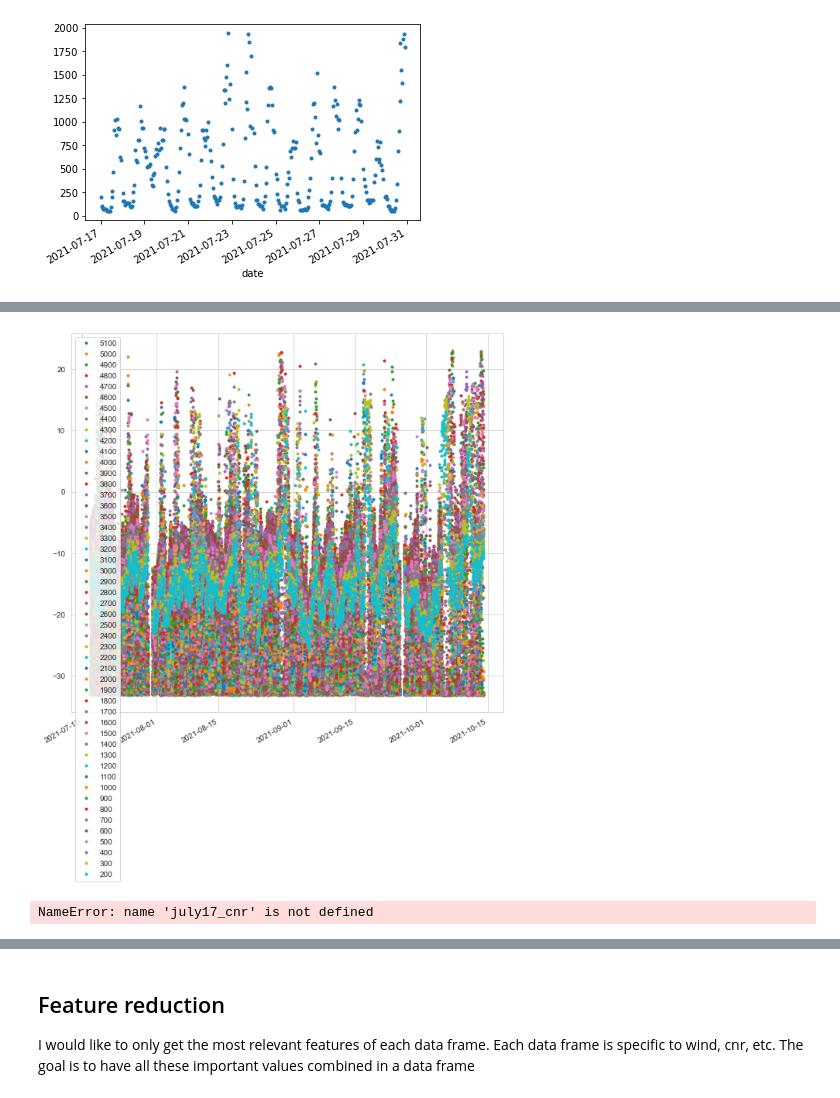
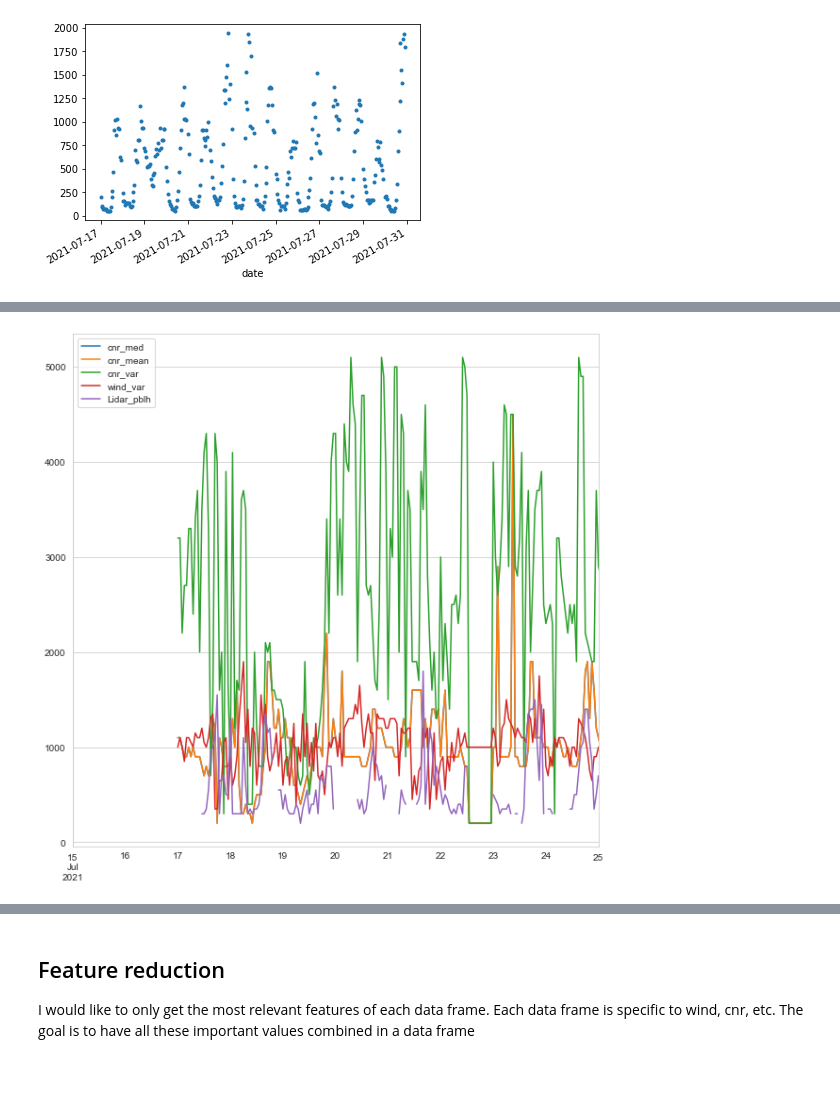
Before and after one commit to jvivar2383/NOAA_PBLH, a Jupyter notebook: Notebooks/data_Exploration.ipynb, the cells around one changed output, grey strips where cells are left out. Cells and saved outputs as stored; diff of their text form; code cells hidden in the pictures.

Commit message:
Updated graphs
Graphs for presentation

```diff
--- a/Notebooks/data_Exploration.ipynb
+++ b/Notebooks/data_Exploration.ipynb
@@ -190,0 +346,8 @@ NameError: name 'atm_pbl_' is not defined
+# %%
+sc = StandardScaler()
+sc.fit(dfCnr)
+dfCnr_ = pd.DataFrame(sc.transform(dfCnr), columns = [str(i) for i in np.arange(200, 5200, 100)],
+                      index =dfCnr.index)
+sc.fit(dfWind)
+dfWind_ = pd.DataFrame(sc.transform(dfWind),columns = [str(i) for i in np.arange(200, 5200, 100)],
+                      index =dfWind.index)
@@ -191,18 +371,21 @@ NameError: name 'atm_pbl_' is not defined
 # %%
+%autoreload
 cnr_pbl_mean = pbl_height(dfCnr, stat = 'mean',var_type = 'CNR')
 cnr_pbl_med = pbl_height(dfCnr, stat = 'median',var_type = 'CNR')
+cnr_pbl_var = pbl_height(dfCnr, stat = 'var',var_type = 'CNR')
 cnr_pbl_std =pbl_height(dfCnr,var_type = 'CNR')
-wind_var = pbl_height(dfCnr, stat = 'var', var_type= 'wind')
+wind_var = pbl_height(dfWind, stat = 'var', var_type= 'wind', avetime="30T")
 # %%
 df_mean = pd.DataFrame({'cnr_mean':cnr_pbl_mean[1]}, index = cnr_pbl_mean[0])
 df_med =  pd.DataFrame({'cnr_med':cnr_pbl_med[1]}, index = cnr_pbl_med[0])
 df_std = pd.DataFrame({'cnr_std':cnr_pbl_std[1]}, index = cnr_pbl_std[0])
+df_var = pd.DataFrame({'cnr_var':cnr_pbl_var[1]}, index = cnr_pbl_var[0])
 wind_var_df = pd.DataFrame({'wind_var':wind_var[1]}, index = wind_var[0])
 # %%
 df_pbl_all= pd.DataFrame()
-dfs = [df_med,df_mean, wind_var_df, atm_pbl_]
+dfs = [df_med,df_mean, df_var, wind_var_df, atm_pbl_]
 for df in dfs:
     df_pbl_all = pd.concat([df_pbl_all,df], axis = 1)
 
-df_pbl_all.head()
+df_pbl_all.head(-5)
 # %% [output]
@@ -242,32 +472,28 @@ dfCnr
 # %%
 import datetime
 sns.set_style('whitegrid')
 
 #fig, ax =plt.subplots(figsize = (10,10))
-
-
-#dfCnr.plot(style='.', figsize = (10,10))
+#plt.plot()
+#plt.plot(df_mean, label = "mean")
+df_pbl_all.plot(style='-', figsize = (10,10))
 ax = plt.gca()
 #fig.autofmt_xdate()
-#d1 = datetime.datetime(2021,7,15,0)
-#d2 = d1 + datetime.timedelta(days = 10)
+d1 = datetime.datetime(2021,7,15,0)
+d2 = d1 + datetime.timedelta(days = 10)
 #print(d1,d2)
-#ax.set_xlim(d1,d2)
+ax.set_xlim(d1,d2)
 
 
 #plt.plot(df_mean, label = "mean")
 #plt.plot(wind_var_df, label = "median")
 #plt.plot(df_std, label = "wind_var", alpha = 0.8)
 #plt.plot(atm_pbl_, label = 'pblh_calculation', style='.')
 #plt.plot(df_mh, label="wrf_mxh", alpha = 0.6)
 
 #d1 = datetime.datetime(2021,7,15)
 #d2 = datetime.datetime(2021,8,1)
 #plt.legend()
 plt.show()
 # %% [output]
-[figure, old version]
+[figure, new version]
-# %%
-plot_all(july17_cnr,lidar_pbl17,july17_cnrmean, july17_cnrstd,july17_cnrmedian, wind_var,date)
-# %% [output]
-NameError: name 'july17_cnr' is not defined
```
Also changed, not shown: parts of 40 cells of this notebook, 5 other files.
